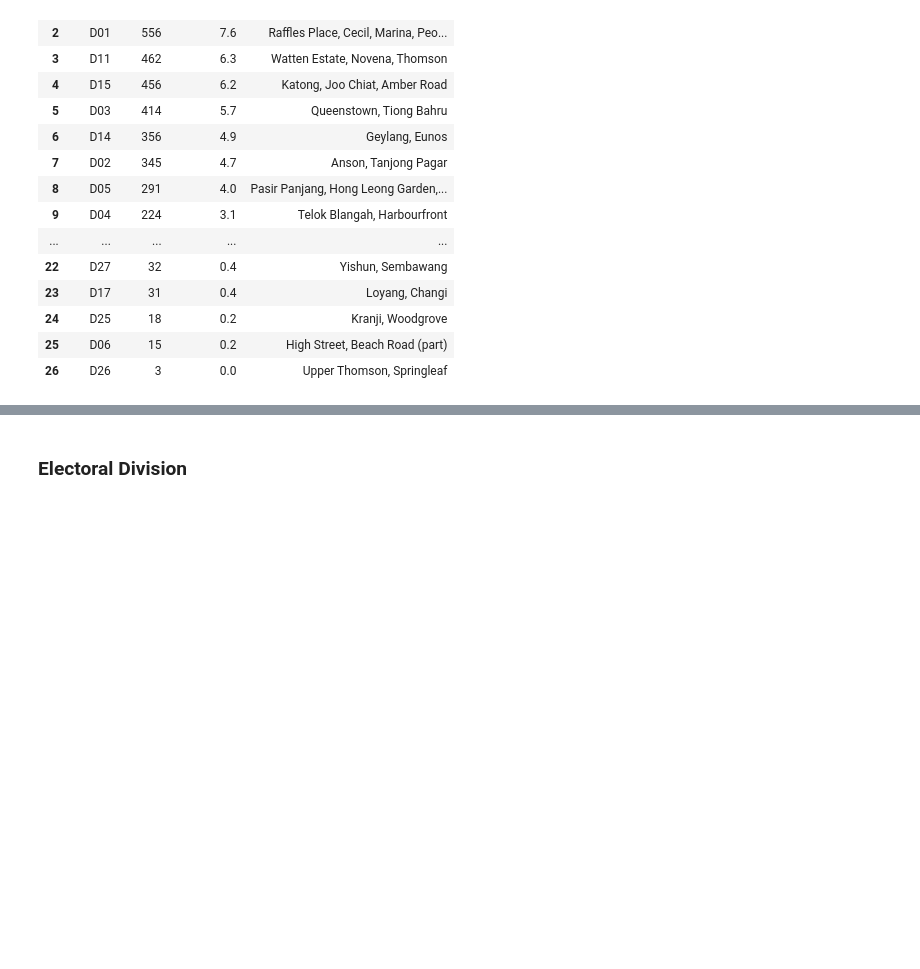
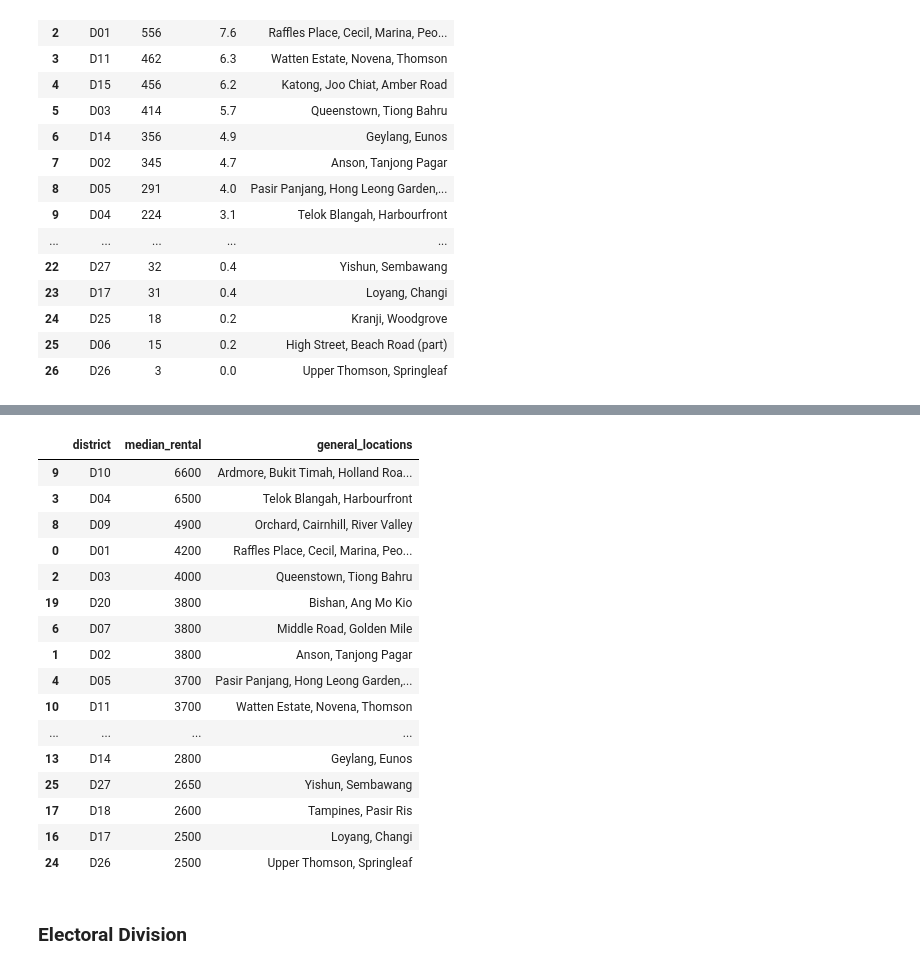
Before and after one commit to kennethleungty/Singapore-Condo-Rental-Market-Analysis, a Jupyter notebook: Part 2 - Data Cleaning and EDA.ipynb, the cells around one changed output, grey strips where cells are left out. Saved outputs shown, nothing was run; the diff lists cells and outputs as text; code cells hidden in the pictures; blank space fills up the shorter version.

```diff
--- a/Part 2 - Data Cleaning and EDA.ipynb
+++ b/Part 2 - Data Cleaning and EDA.ipynb
@@ -1062,3 +1089,30 @@ district_df
+# %%
+# Look at Median
+district_value_df_median = master_df_eda[['district','rental']]
+district_value_df_median.columns = ['district','median_rental']
+district_value_df_median = district_value_df_median.groupby(['district']).median()
+district_value_df_median['median_rental'] = district_value_df_median['median_rental'].astype(int)
+district_value_df_median.reset_index()
+district_value_df_median = pd.merge(district_value_df_median, district_details, on = 'district')
+district_value_df_median.sort_values(['median_rental'], ascending = False)
+# %% [output]
+|  | district | median_rental | general_locations |
+| 9 | D10 | 6600 | Ardmore, Bukit Timah, Holland Roa... |
+| 3 | D04 | 6500 | Telok Blangah, Harbourfront |
+| 8 | D09 | 4900 | Orchard, Cairnhill, River Valley |
+| 0 | D01 | 4200 | Raffles Place, Cecil, Marina, Peo... |
+| 2 | D03 | 4000 | Queenstown, Tiong Bahru |
+| 19 | D20 | 3800 | Bishan, Ang Mo Kio |
+| 6 | D07 | 3800 | Middle Road, Golden Mile |
+| 1 | D02 | 3800 | Anson, Tanjong Pagar |
+| 4 | D05 | 3700 | Pasir Panjang, Hong Leong Garden,... |
+| 10 | D11 | 3700 | Watten Estate, Novena, Thomson |
+| ... | ... | ... | ... |
+| 13 | D14 | 2800 | Geylang, Eunos |
+| 25 | D27 | 2650 | Yishun, Sembawang |
+| 17 | D18 | 2600 | Tampines, Pasir Ris |
+| 16 | D17 | 2500 | Loyang, Changi |
+| 24 | D26 | 2500 | Upper Thomson, Springleaf |
 # %% [markdown]
 <a name="section-3f"></a>
 ### Electoral Division
```
Also changed, not shown: parts of 15 cells of this notebook, 9 other files.
